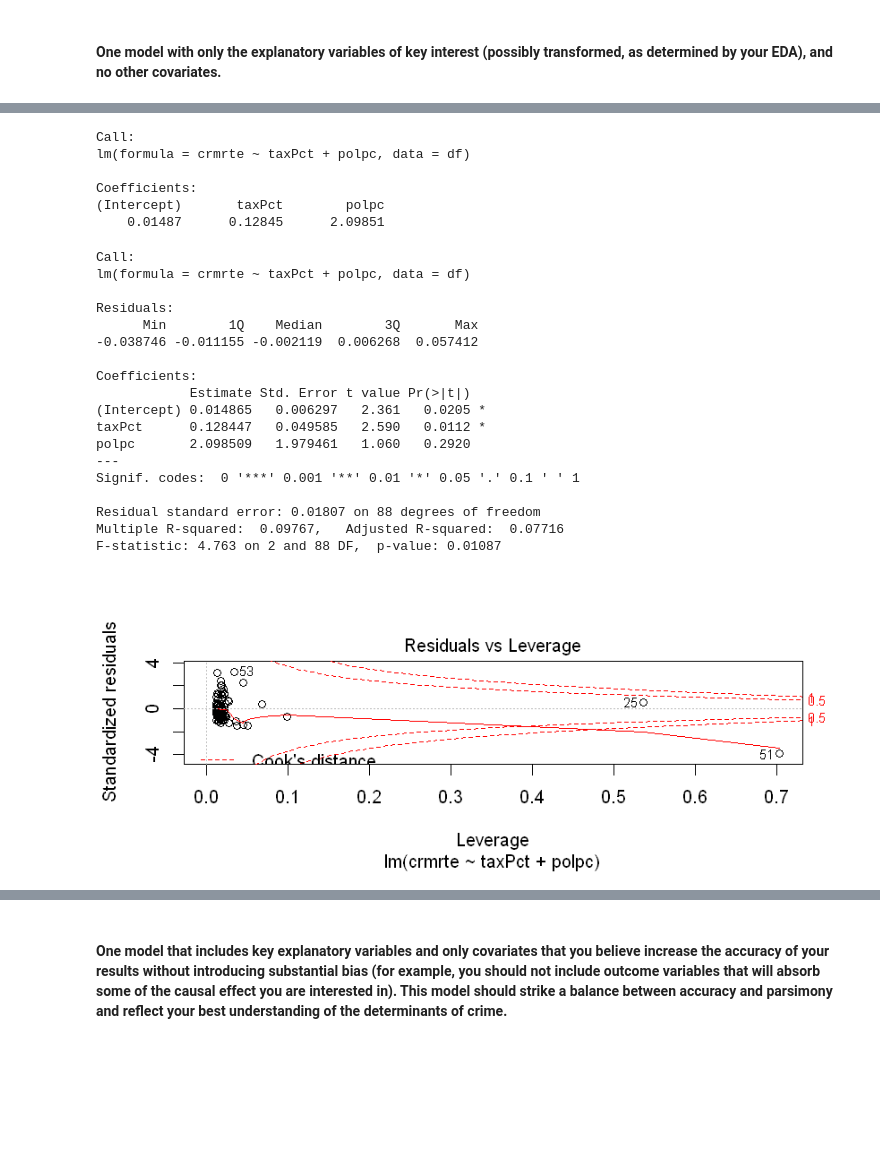
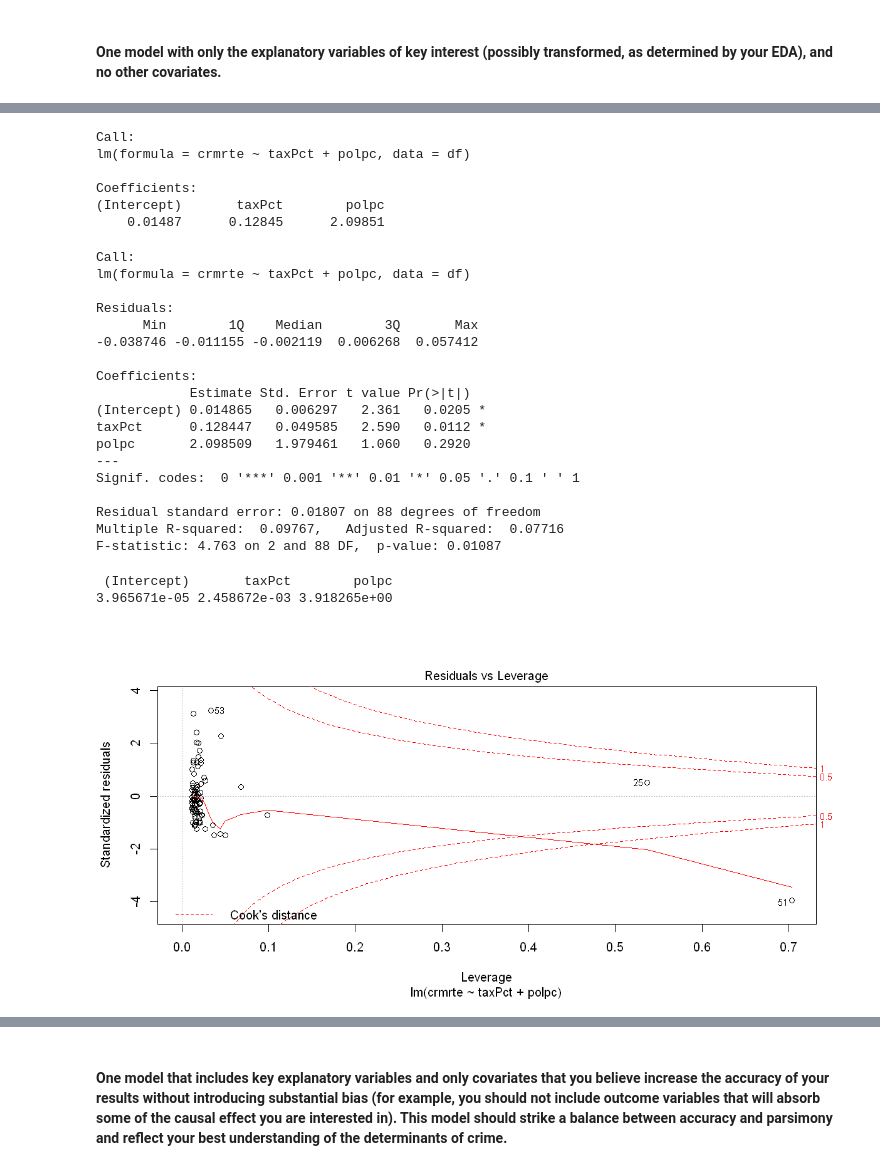
Before and after one commit to rmajumder/stat203-gp3, a Jupyter notebook: Jake_Mitchell_Lab_3.ipynb, the cells around one changed output, grey strips where cells are left out. Saved outputs shown, nothing was run; the diff lists cells and outputs as text; code cells hidden in the pictures; blank space fills up the shorter version.

```diff
--- a/Jake_Mitchell_Lab_3.ipynb
+++ b/Jake_Mitchell_Lab_3.ipynb
@@ -21,8 +27,10 @@ df = read.csv("crime_v2.csv")
 dfNA = df[!complete.cases(df),]
 df = df[complete.cases(df),]
 df$avgSenGConv = df$avgsen * df$prbpris
+df$prbConvGCrime = df$prbarr * df$prbconv
 df$wage = (df$wcon + df$wtuc + df$wtrd + df$wfir + df$wser + df$wmfg + df$wfed + df$wsta + df$wloc)/9
 df$taxPct = df$taxpc/df$wage
+df$logPolPc = log(df$polpc)
 
 dfNum = subset(df, select=-c(year, county))
 # %%
@@ -326,31 +419,35 @@ F-statistic:  8.39 on 1 and 89 DF,  p-value: 0.004749
 [figure]
 # %%
 (modelGov <- lm(crmrte ~ taxPct + polpc, data = df))
+
 summary(modelGov)
 plot(modelGov, which = 5)
+diag(vcov(modelGov))
 # %% [output]
 Call:
 lm(formula = crmrte ~ taxPct + polpc, data = df)
 
 Coefficients:
 (Intercept)       taxPct        polpc
     0.01487      0.12845      2.09851
 Call:
 lm(formula = crmrte ~ taxPct + polpc, data = df)
 
 Residuals:
       Min        1Q    Median        3Q       Max
 -0.038746 -0.011155 -0.002119  0.006268  0.057412
 
 Coefficients:
             Estimate Std. Error t value Pr(>|t|)
 (Intercept) 0.014865   0.006297   2.361   0.0205 *
 taxPct      0.128447   0.049585   2.590   0.0112 *
 polpc       2.098509   1.979461   1.060   0.2920
 ---
 Signif. codes:  0 '***' 0.001 '**' 0.01 '*' 0.05 '.' 0.1 ' ' 1
 
 Residual standard error: 0.01807 on 88 degrees of freedom
 Multiple R-squared:  0.09767,   Adjusted R-squared:  0.07716
 F-statistic: 4.763 on 2 and 88 DF,  p-value: 0.01087
+ (Intercept)       taxPct        polpc
+3.965671e-05 2.458672e-03 3.918265e+00
-[figure, old version]
+[figure, new version]
```
Also changed, not shown: parts of 15 cells of this notebook, 3 other files.
